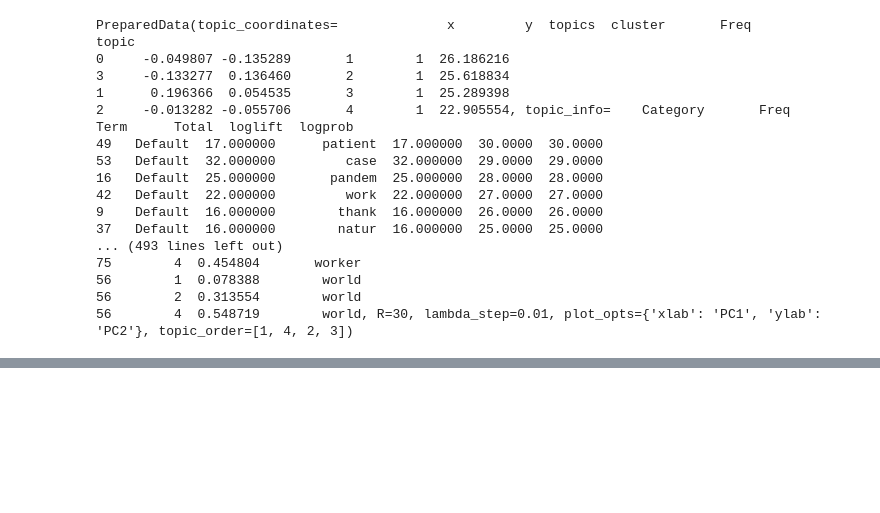
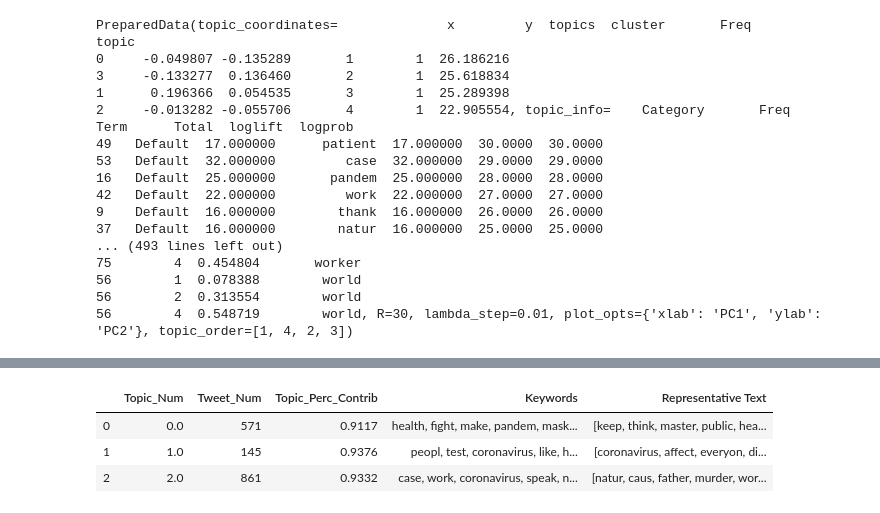
Before and after one commit to ddeeps2610/TopicModeling_COVID19, a Jupyter notebook: src/Topic_Modeling_On_Tweets_Around_COVID19.ipynb, the cells around one changed output, grey strips where cells are left out. Saved outputs shown, nothing was run; the diff lists cells and outputs as text; code cells hidden in the pictures; blank space fills up the shorter version.

```diff
--- a/src/Topic_Modeling_On_Tweets_Around_COVID19.ipynb
+++ b/src/Topic_Modeling_On_Tweets_Around_COVID19.ipynb
@@ -647,0 +652,22 @@ dominant_topic.head(10)
+# %%
+# sent_topics_sorteddf_mallet -> topic_sent
+topic_sent = pd.DataFrame()
+topic_sent_grpd = tweet_topics.groupby('Dominant_Topic')
+
+for i, grp in topic_sent_grpd:
+    topic_sent = pd.concat([topic_sent, grp.sort_values(['Topic_Perc_Contrib'], ascending=False).head(1)], axis=0)
+
+# Reset Index
+topic_sent.reset_index(drop=True, inplace=True)
+
+# Format
+topic_sent.columns = ['Tweet_Num','Topic_Num', "Topic_Perc_Contrib", "Keywords", "Representative Text"]
+topic_sent = topic_sent.reindex(columns=['Topic_Num','Tweet_Num', "Topic_Perc_Contrib", "Keywords", "Representative Text"])
+
+# Show
+topic_sent.head()
+# %% [output]
+|  | Topic_Num | Tweet_Num | Topic_Perc_Contrib | Keywords | Representative Text |
+| 0 | 0.0 | 571 | 0.9117 | health, fight, make, pandem, mask... | [keep, think, master, public, hea... |
+| 1 | 1.0 | 145 | 0.9376 | peopl, test, coronavirus, like, h... | [coronavirus, affect, everyon, di... |
+| 2 | 2.0 | 861 | 0.9332 | case, work, coronavirus, speak, n... | [natur, caus, father, murder, wor... |
```
Also changed, not shown: parts of 4 cells of this notebook.
